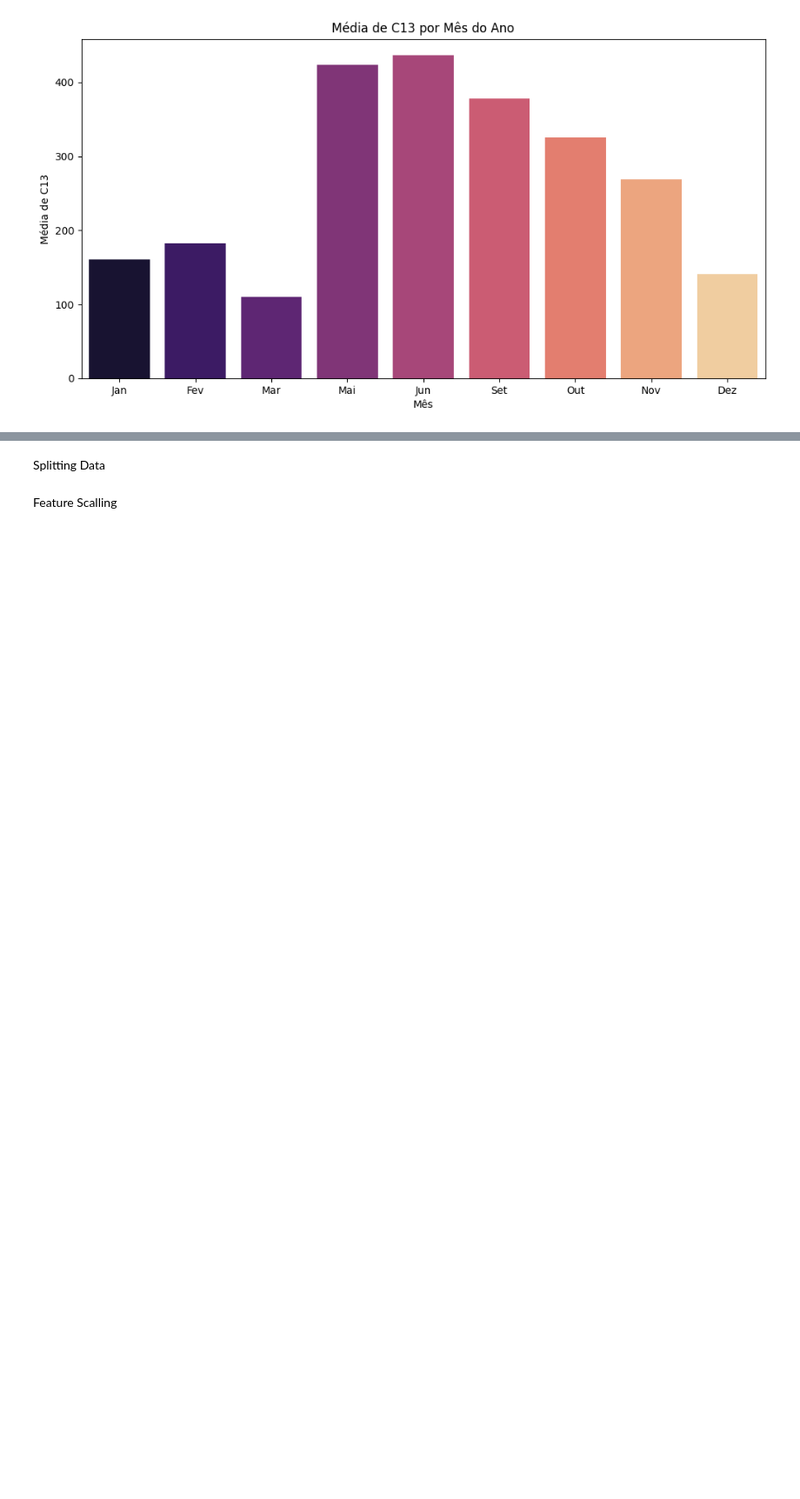
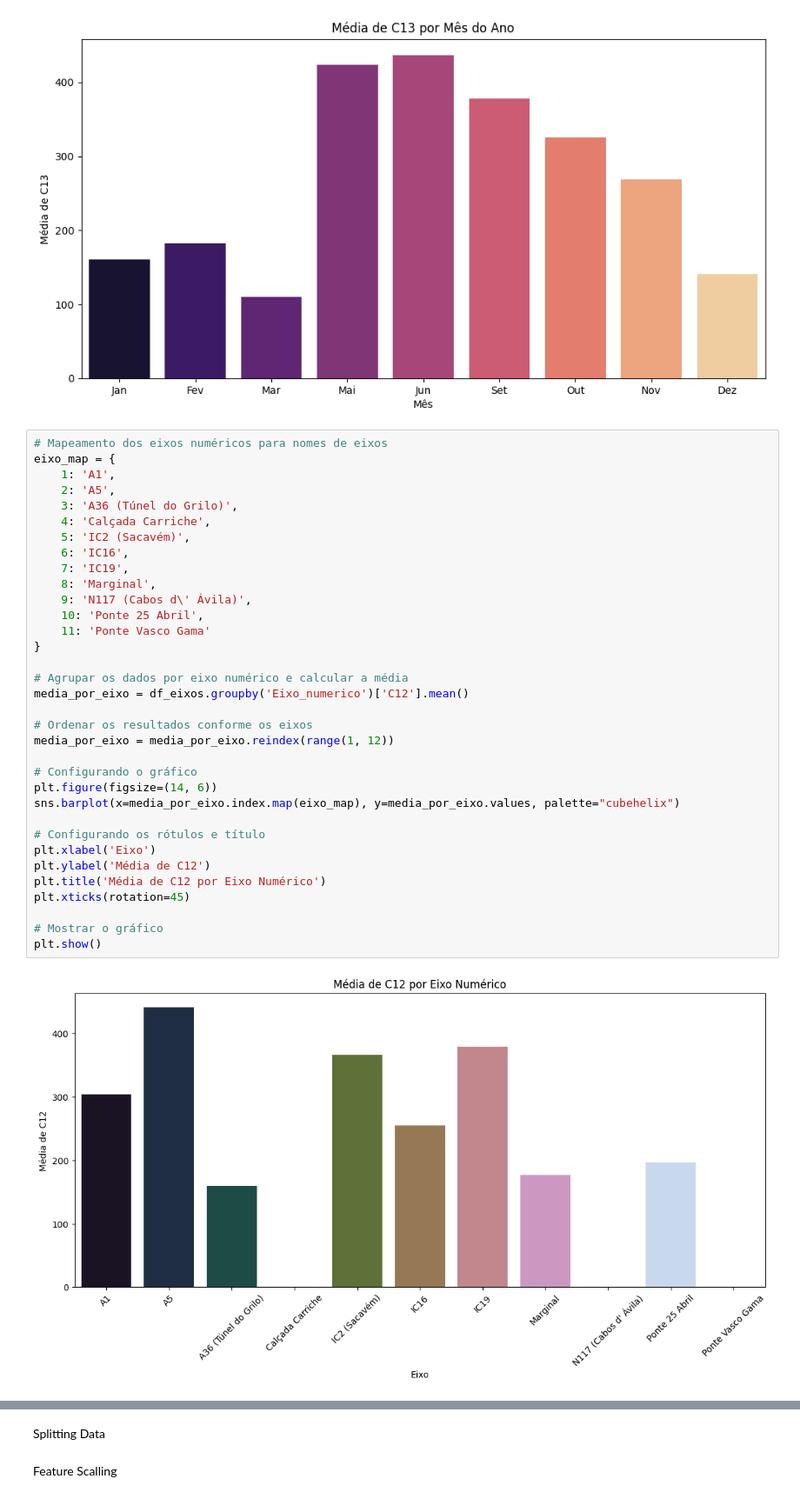
Before and after one commit to a-proenca/LAD, a Jupyter notebook: LAD_22_23.ipynb, the cells around one changed output, grey strips where cells are left out. Shown: that part at 87% size. Saved outputs shown, nothing was run; the diff lists cells and outputs as text; blank space fills up the shorter version.

```diff
--- a/LAD_22_23.ipynb
+++ b/LAD_22_23.ipynb
@@ -552,3 +544,39 @@ plt.title('Média de C13 por Mês do Ano')
 plt.show()
 # %% [output]
 [figure]
+# %%
+# Mapeamento dos eixos numéricos para nomes de eixos
+eixo_map = {
+    1: 'A1',
+    2: 'A5',
+    3: 'A36 (Túnel do Grilo)',
+    4: 'Calçada Carriche',
+    5: 'IC2 (Sacavém)',
+    6: 'IC16',
+    7: 'IC19',
+    8: 'Marginal',
+    9: 'N117 (Cabos d\' Ávila)',
+    10: 'Ponte 25 Abril',
+    11: 'Ponte Vasco Gama'
+}
+
+# Agrupar os dados por eixo numérico e calcular a média
+media_por_eixo = df_eixos.groupby('Eixo_numerico')['C12'].mean()
+
+# Ordenar os resultados conforme os eixos
+media_por_eixo = media_por_eixo.reindex(range(1, 12))
+
+# Configurando o gráfico
+plt.figure(figsize=(14, 6))
+sns.barplot(x=media_por_eixo.index.map(eixo_map), y=media_por_eixo.values, palette="cubehelix")
+
+# Configurando os rótulos e título
+plt.xlabel('Eixo')
+plt.ylabel('Média de C12')
+plt.title('Média de C12 por Eixo Numérico')
+plt.xticks(rotation=45)
+
+# Mostrar o gráfico
+plt.show()
+# %% [output]
+[figure, added]
```
Also changed, not shown: parts of 6 cells of this notebook.
